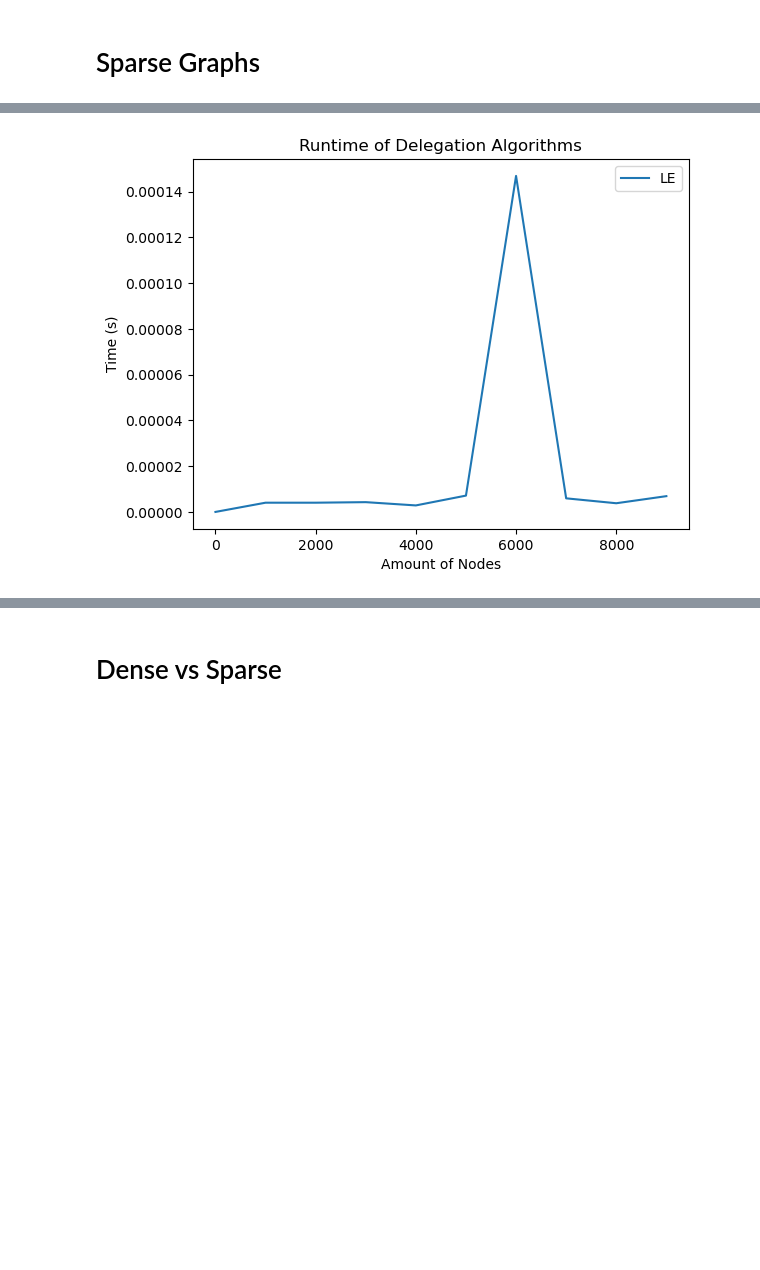
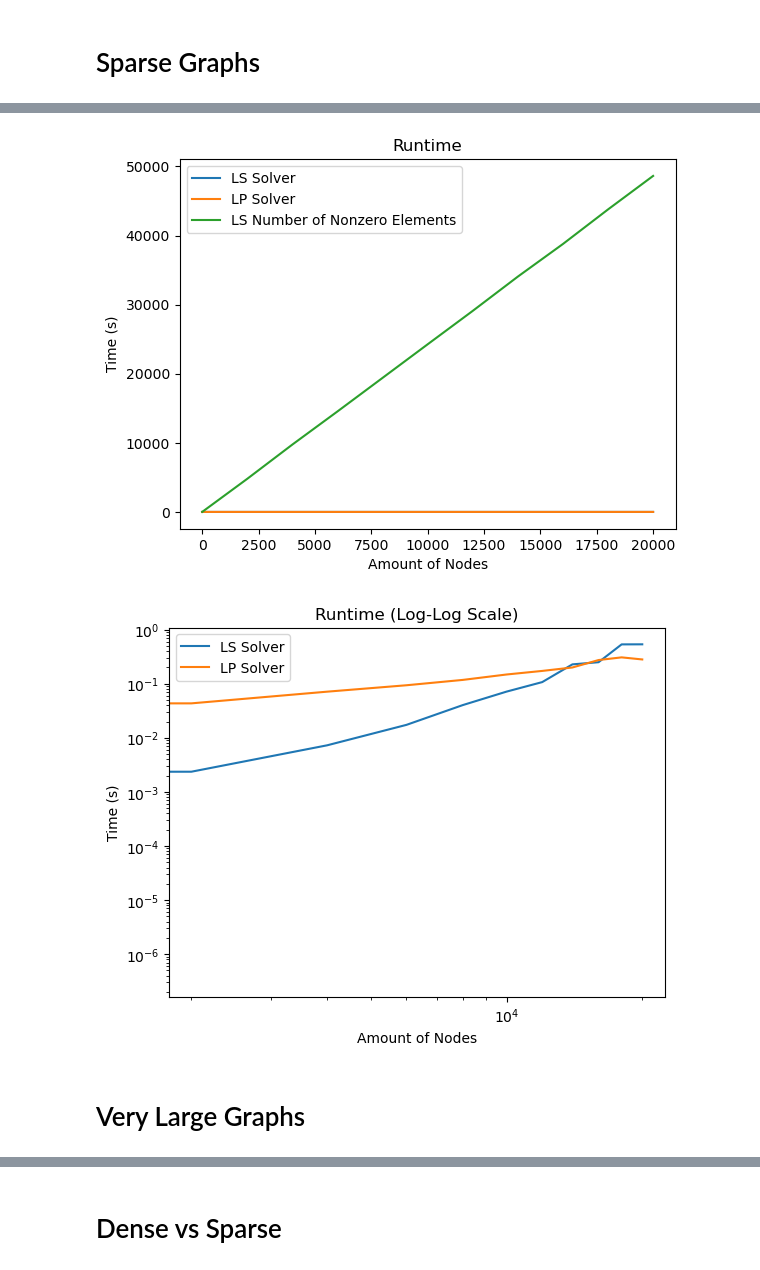
Before and after one commit to dedis/student_25_liquid_democracy, a Jupyter notebook: Benchmarking/runtime_exploration.ipynb, the cells around one changed output, grey strips where cells are left out. Cells and saved outputs as stored; diff of their text form; code cells hidden in the pictures; blank space fills up the shorter version.

```diff
--- a/Benchmarking/runtime_exploration.ipynb
+++ b/Benchmarking/runtime_exploration.ipynb
@@ -470,0 +489,5 @@ No trigger
+# %%
+graph_12, nodes_12 = create_delegation_graph(12, LOOPS, SEED)
+powers_12, _ = le.resolve_delegations(graph_tools.invert_graph(graph_12), nodes_12)
+graph_12['5']['0'] = 0.08
+#viz.visualize_delegation_graph(graph_12, powers_12)
@@ -619,0 +641,14 @@ plt.show()
+# %%
+plt.clf()
+
+for i in range(len(time_data_lp)):
+    plt.plot(x, time_data_le[i], label=f"LS Solver")
+    plt.plot(x, time_data_lp[i], label=f"LP Solver")
+    plt.plot(x, time_data_iterative[i], label=f"Iterative")
+
+
+plt.legend()
+plt.xlabel("Amount of Nodes")
+plt.ylabel("Time (s)")
+plt.title("Runtime of Delegation Algorithms on a Large Delegation Graph")
+plt.show()
@@ -620,13 +673,32 @@ plt.show()
 # %%
+# --- First plot: Regular scale ---
+plt.figure()
 for i in range(len(time_data_lp)):
-    plt.plot(x, time_data_le[i], label=f"LE")
-    #plt.plot(x, time_data_lp[i], label=f"LP")
-    #plt.plot(x, time_data_iterative[i], label=f"Iterative")
+    plt.plot(x, time_data_le[i], label="LS Solver")
+    plt.plot(x, time_data_lp[i], label="LP Solver")
+    plt.plot(x, nnz_le[i], label="LS Number of Nonzero Elements")
+    #plt.plot(x, time_data_iterative[i], label="Iterative")
 
-plt.legend()
+plt.title("Runtime")
 plt.xlabel("Amount of Nodes")
 plt.ylabel("Time (s)")
-plt.title("Runtime of Delegation Algorithms")
+plt.legend()
 plt.show()
+
+# --- Second plot: Log-log scale ---
+plt.figure()
+for i in range(len(time_data_lp)):
+    plt.loglog(x, time_data_le[i], label="LS Solver")
+    plt.loglog(x, time_data_lp[i], label="LP Solver")
+    #plt.loglog(x, time_data_iterative[i], label="Iterative")
+
+plt.title("Runtime (Log-Log Scale)")
+plt.xlabel("Amount of Nodes")
+plt.ylabel("Time (s)")
+plt.legend()
+plt.show()
 # %% [output]
-[figure, old version]
+[figure, new version]
+[figure, added]
+# %% [markdown]
+# Very Large Graphs
```
Also changed, not shown: parts of 18 cells of this notebook, 14 other files.
